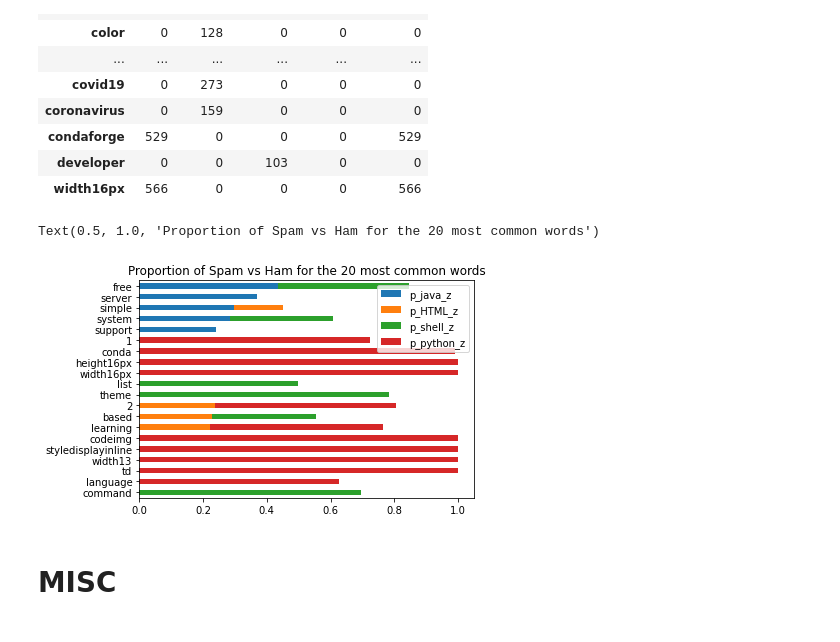
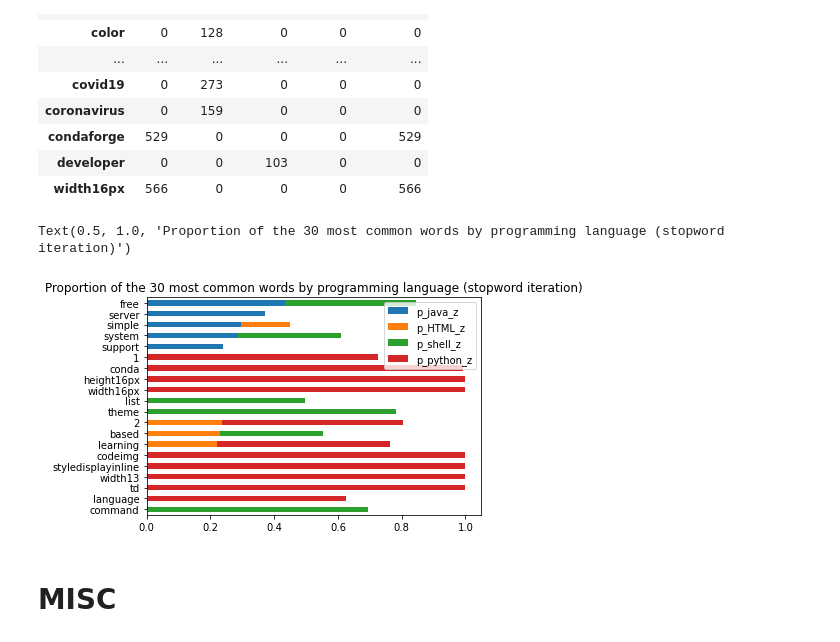
Before and after one commit to NLP-G4/NLP_group_project, a Jupyter notebook: APNotebook.ipynb, the cells around one changed output. Cells and saved outputs as stored; diff of their text form; code cells hidden in the pictures.

```diff
--- a/APNotebook.ipynb
+++ b/APNotebook.ipynb
@@ -548,20 +548,20 @@ pd.concat([word_counts_z[word_counts_z.java_z == 0].sort_values(by='java_z').tai
 # %%
 # figure out the percentage of spam vs ham
 (word_counts_z
  .assign(p_java_z=word_counts_z.java_z / word_counts_z['all_z'],
          p_HTML_z=word_counts_z.HTML_z / word_counts_z['all_z'],
          p_shell_z=word_counts_z.shell_z / word_counts_z['all_z'],
          p_python_z=word_counts_z.python_z / word_counts_z['all_z'],)
  .sort_values(by='all_z')
  [['p_java_z', 'p_HTML_z', 'p_shell_z', 'p_python_z']]
  .tail(20)
  .sort_values('p_java_z')
  .plot.barh(stacked=True))
 
-plt.title('Proportion of Spam vs Ham for the 20 most common words')
+plt.title('Proportion of the 30 most common words by programming language (stopword iteration)')
 # %% [output]
-Text(0.5, 1.0, 'Proportion of Spam vs Ham for the 20 most common words')
+Text(0.5, 1.0, 'Proportion of the 30 most common words by programming language (stopword iteration)')
-[figure, old version]
+[figure, new version]
 # %% [markdown]
 # MISC
 # %%
```
Also changed, not shown: parts of 2 cells of this notebook.
